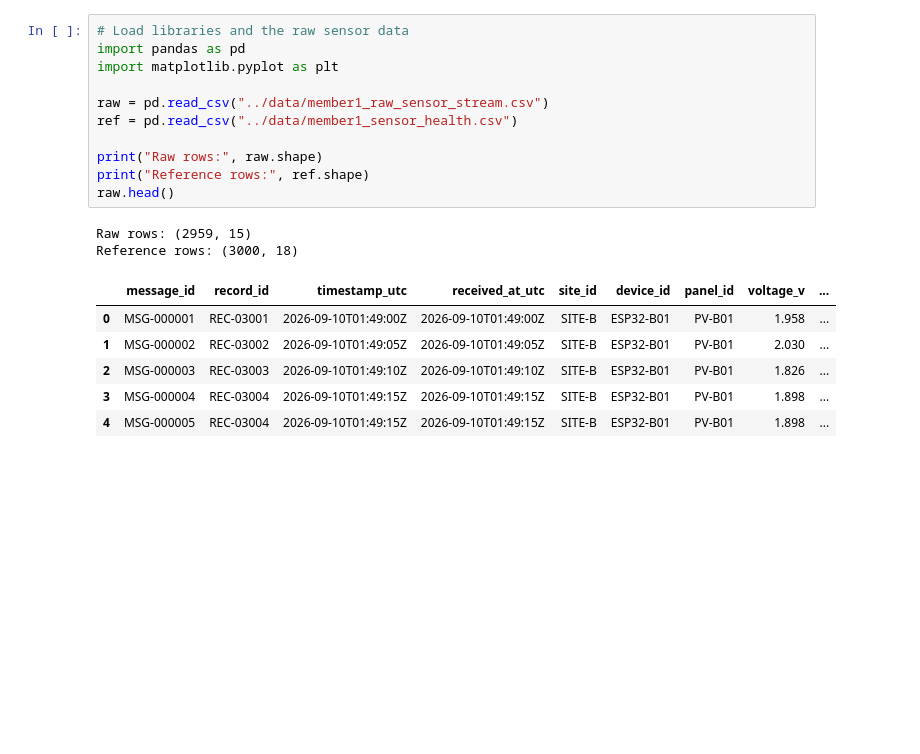
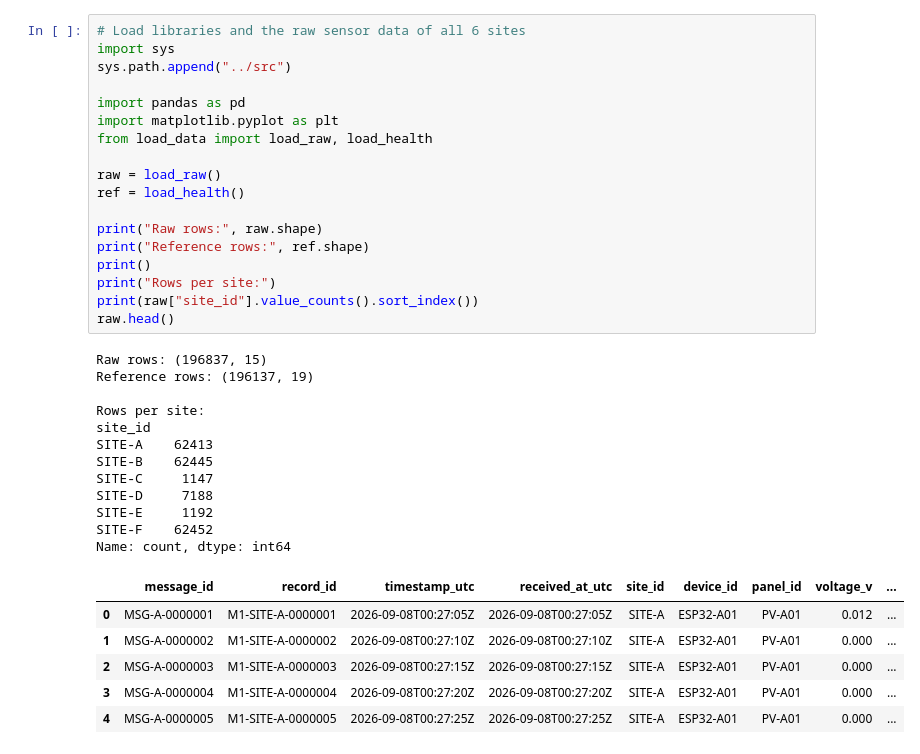
Before and after one commit to Lisura123/J26-IT-348, a Jupyter notebook: component1-sensing-grading/notebooks/01_explore_data.ipynb, the cells around one changed output. Saved outputs shown, nothing was run; the diff lists cells and outputs as text; blank space fills up the shorter version.

```diff
--- a/component1-sensing-grading/notebooks/01_explore_data.ipynb
+++ b/component1-sensing-grading/notebooks/01_explore_data.ipynb
@@ -1,23 +1,40 @@
 # %%
-# Load libraries and the raw sensor data
+# Load libraries and the raw sensor data of all 6 sites
+import sys
+sys.path.append("../src")
+
 import pandas as pd
 import matplotlib.pyplot as plt
+from load_data import load_raw, load_health
 
-raw = pd.read_csv("../data/member1_raw_sensor_stream.csv")
-ref = pd.read_csv("../data/member1_sensor_health.csv")
+raw = load_raw()
+ref = load_health()
 
 print("Raw rows:", raw.shape)
 print("Reference rows:", ref.shape)
+print()
+print("Rows per site:")
+print(raw["site_id"].value_counts().sort_index())
 raw.head()
 # %% [output]
-Raw rows: (2959, 15)
-Reference rows: (3000, 18)
+Raw rows: (196837, 15)
+Reference rows: (196137, 19)
+
+Rows per site:
+site_id
+SITE-A    62413
+SITE-B    62445
+SITE-C     1147
+SITE-D     7188
+SITE-E     1192
+SITE-F    62452
+Name: count, dtype: int64
 |  | message_id | record_id | timestamp_utc | received_at_utc | site_id | device_id | panel_id | voltage_v | ... |
-| 0 | MSG-000001 | REC-03001 | 2026-09-10T01:49:00Z | 2026-09-10T01:49:00Z | SITE-B | ESP32-B01 | PV-B01 | 1.958 | ... |
-| 1 | MSG-000002 | REC-03002 | 2026-09-10T01:49:05Z | 2026-09-10T01:49:05Z | SITE-B | ESP32-B01 | PV-B01 | 2.030 | ... |
-| 2 | MSG-000003 | REC-03003 | 2026-09-10T01:49:10Z | 2026-09-10T01:49:10Z | SITE-B | ESP32-B01 | PV-B01 | 1.826 | ... |
-| 3 | MSG-000004 | REC-03004 | 2026-09-10T01:49:15Z | 2026-09-10T01:49:15Z | SITE-B | ESP32-B01 | PV-B01 | 1.898 | ... |
-| 4 | MSG-000005 | REC-03004 | 2026-09-10T01:49:15Z | 2026-09-10T01:49:15Z | SITE-B | ESP32-B01 | PV-B01 | 1.898 | ... |
+| 0 | MSG-A-0000001 | M1-SITE-A-0000001 | 2026-09-08T00:27:05Z | 2026-09-08T00:27:05Z | SITE-A | ESP32-A01 | PV-A01 | 0.012 | ... |
+| 1 | MSG-A-0000002 | M1-SITE-A-0000002 | 2026-09-08T00:27:10Z | 2026-09-08T00:27:10Z | SITE-A | ESP32-A01 | PV-A01 | 0.000 | ... |
+| 2 | MSG-A-0000003 | M1-SITE-A-0000003 | 2026-09-08T00:27:15Z | 2026-09-08T00:27:15Z | SITE-A | ESP32-A01 | PV-A01 | 0.000 | ... |
+| 3 | MSG-A-0000004 | M1-SITE-A-0000004 | 2026-09-08T00:27:20Z | 2026-09-08T00:27:20Z | SITE-A | ESP32-A01 | PV-A01 | 0.000 | ... |
+| 4 | MSG-A-0000005 | M1-SITE-A-0000005 | 2026-09-08T00:27:25Z | 2026-09-08T00:27:25Z | SITE-A | ESP32-A01 | PV-A01 | 0.000 | ... |
 # %%
 # Check the range of each sensor.
 # Strange values here show sensor problems.
```
Also changed, not shown: parts of 4 cells of this notebook, 19 other files.
